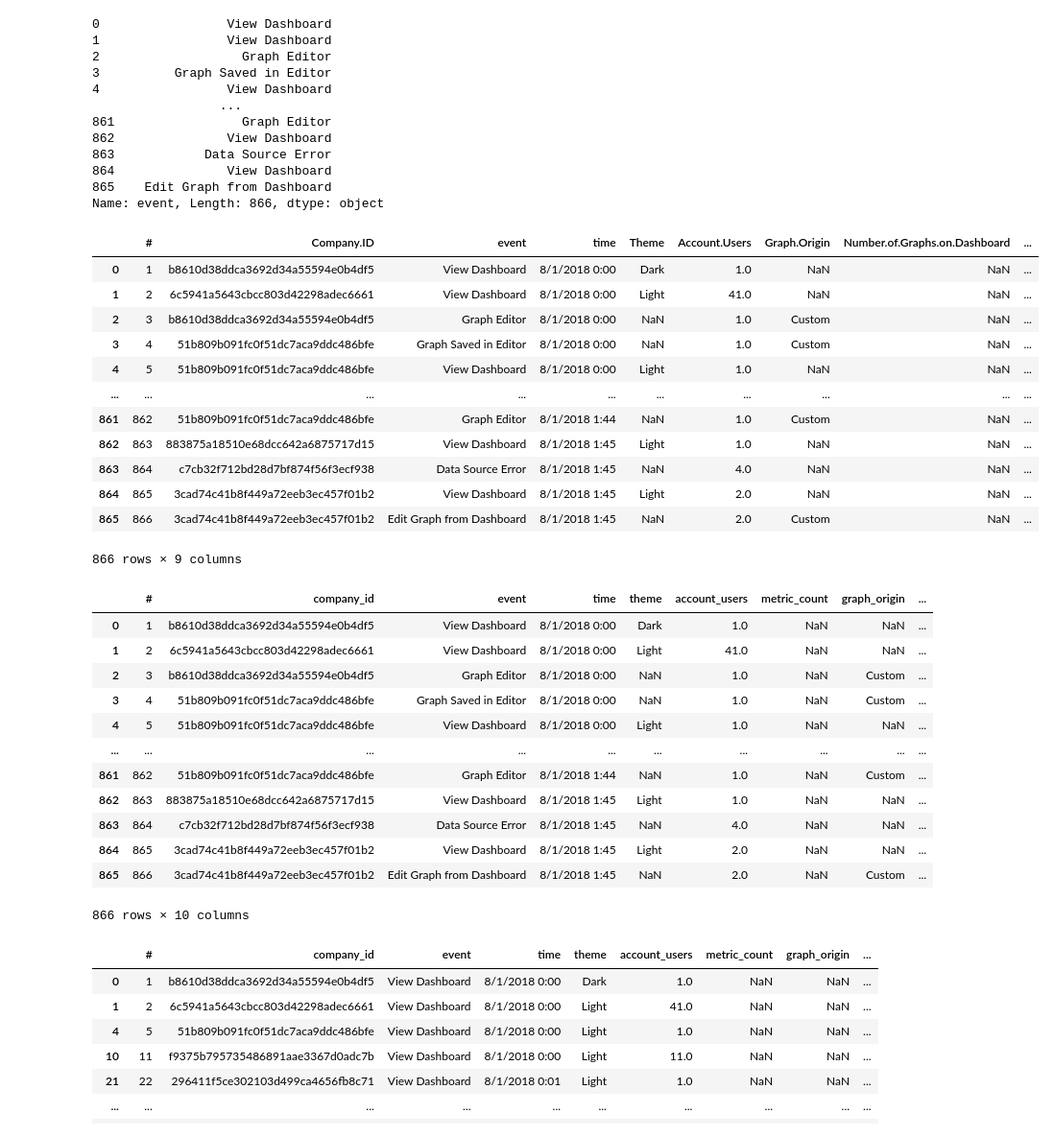
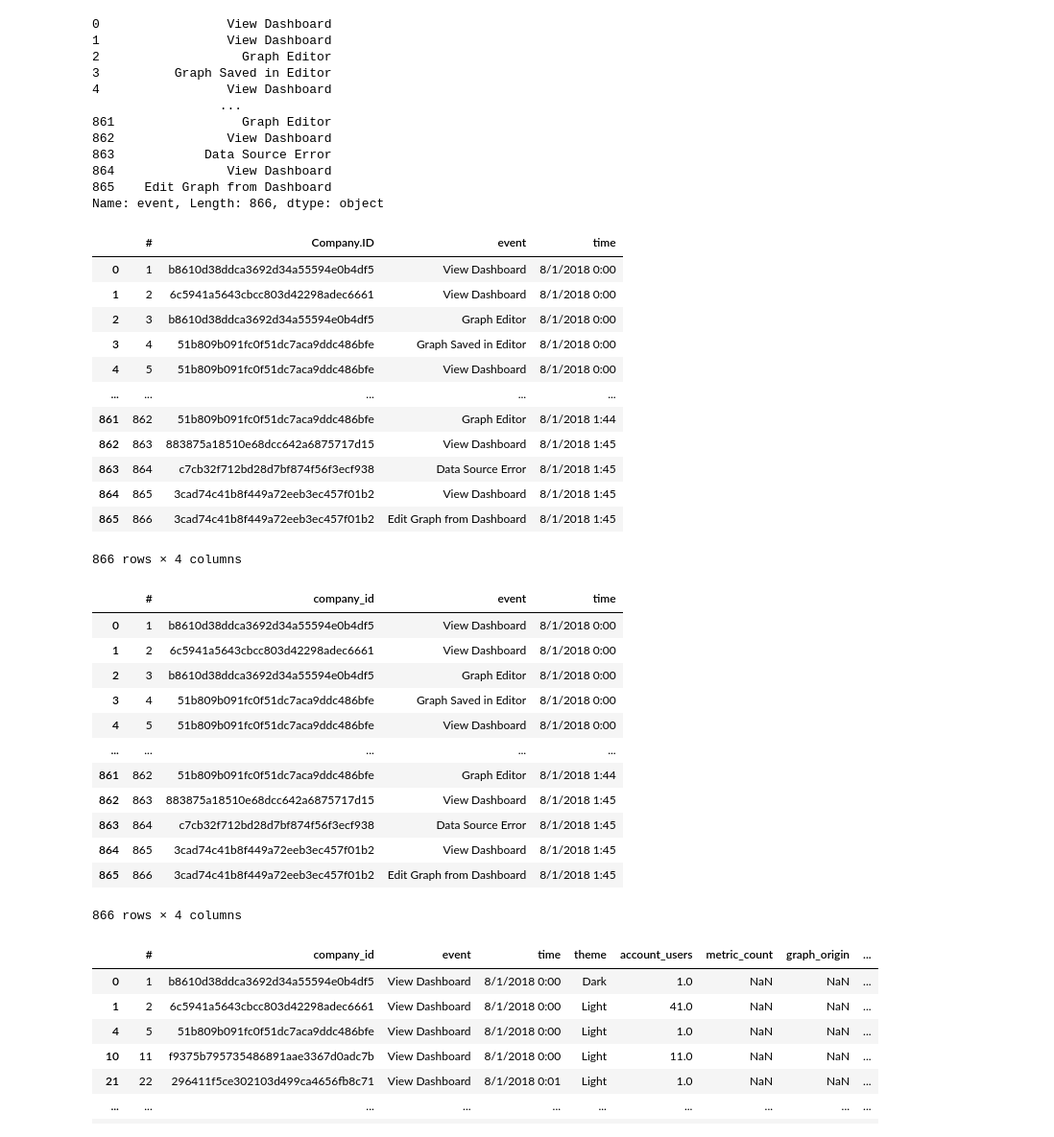
Before and after one commit to damyot/Log_fliting_API, a Jupyter notebook: SampleScript1.ipynb, the cells around one changed output. Shown at 96% size. Cells and saved outputs as stored; diff of their text form; code cells hidden in the pictures.

```diff
--- a/SampleScript1.ipynb
+++ b/SampleScript1.ipynb
@@ -36,38 +42,44 @@ selectColumns(data,'event')
 865    Edit Graph from Dashboard
 Name: event, Length: 866, dtype: object
 # %%
-deleteColumns(data,'Metric.Count')
+data=deleteColumns(data,'Metric.Count')
+data=deleteColumns(data,'Theme')
+data=deleteColumns(data,'Account.Users')
+data=deleteColumns(data,'Graph.Origin')
+data=deleteColumns(data,'Number.of.Graphs.on.Dashboard')
+data=deleteColumns(data,'Graphs.Owned')
+data
 # %% [output]
-|  | # | Company.ID | event | time | Theme | Account.Users | Graph.Origin | Number.of.Graphs.on.Dashboard | ... |
-| 0 | 1 | b8610d38ddca3692d34a55594e0b4df5 | View Dashboard | 8/1/2018 0:00 | Dark | 1.0 | NaN | NaN | ... |
-| 1 | 2 | 6c5941a5643cbcc803d42298adec6661 | View Dashboard | 8/1/2018 0:00 | Light | 41.0 | NaN | NaN | ... |
-| 2 | 3 | b8610d38ddca3692d34a55594e0b4df5 | Graph Editor | 8/1/2018 0:00 | NaN | 1.0 | Custom | NaN | ... |
-| 3 | 4 | 51b809b091fc0f51dc7aca9ddc486bfe | Graph Saved in Editor | 8/1/2018 0:00 | NaN | 1.0 | Custom | NaN | ... |
-| 4 | 5 | 51b809b091fc0f51dc7aca9ddc486bfe | View Dashboard | 8/1/2018 0:00 | Light | 1.0 | NaN | NaN | ... |
-| ... | ... | ... | ... | ... | ... | ... | ... | ... | ... |
-| 861 | 862 | 51b809b091fc0f51dc7aca9ddc486bfe | Graph Editor | 8/1/2018 1:44 | NaN | 1.0 | Custom | NaN | ... |
-| 862 | 863 | 883875a18510e68dcc642a6875717d15 | View Dashboard | 8/1/2018 1:45 | Light | 1.0 | NaN | NaN | ... |
-| 863 | 864 | c7cb32f712bd28d7bf874f56f3ecf938 | Data Source Error | 8/1/2018 1:45 | NaN | 4.0 | NaN | NaN | ... |
-| 864 | 865 | 3cad74c41b8f449a72eeb3ec457f01b2 | View Dashboard | 8/1/2018 1:45 | Light | 2.0 | NaN | NaN | ... |
-| 865 | 866 | 3cad74c41b8f449a72eeb3ec457f01b2 | Edit Graph from Dashboard | 8/1/2018 1:45 | NaN | 2.0 | Custom | NaN | ... |
+|  | # | Company.ID | event | time |
+| 0 | 1 | b8610d38ddca3692d34a55594e0b4df5 | View Dashboard | 8/1/2018 0:00 |
+| 1 | 2 | 6c5941a5643cbcc803d42298adec6661 | View Dashboard | 8/1/2018 0:00 |
+| 2 | 3 | b8610d38ddca3692d34a55594e0b4df5 | Graph Editor | 8/1/2018 0:00 |
+| 3 | 4 | 51b809b091fc0f51dc7aca9ddc486bfe | Graph Saved in Editor | 8/1/2018 0:00 |
+| 4 | 5 | 51b809b091fc0f51dc7aca9ddc486bfe | View Dashboard | 8/1/2018 0:00 |
+| ... | ... | ... | ... | ... |
+| 861 | 862 | 51b809b091fc0f51dc7aca9ddc486bfe | Graph Editor | 8/1/2018 1:44 |
+| 862 | 863 | 883875a18510e68dcc642a6875717d15 | View Dashboard | 8/1/2018 1:45 |
+| 863 | 864 | c7cb32f712bd28d7bf874f56f3ecf938 | Data Source Error | 8/1/2018 1:45 |
+| 864 | 865 | 3cad74c41b8f449a72eeb3ec457f01b2 | View Dashboard | 8/1/2018 1:45 |
+| 865 | 866 | 3cad74c41b8f449a72eeb3ec457f01b2 | Edit Graph from Dashboard | 8/1/2018 1:45 |
-866 rows × 9 columns
+866 rows × 4 columns
 # %%
 data=cleanHeaders(data)
 data
 # %% [output]
-|  | # | company_id | event | time | theme | account_users | metric_count | graph_origin | ... |
-| 0 | 1 | b8610d38ddca3692d34a55594e0b4df5 | View Dashboard | 8/1/2018 0:00 | Dark | 1.0 | NaN | NaN | ... |
-| 1 | 2 | 6c5941a5643cbcc803d42298adec6661 | View Dashboard | 8/1/2018 0:00 | Light | 41.0 | NaN | NaN | ... |
-| 2 | 3 | b8610d38ddca3692d34a55594e0b4df5 | Graph Editor | 8/1/2018 0:00 | NaN | 1.0 | NaN | Custom | ... |
-| 3 | 4 | 51b809b091fc0f51dc7aca9ddc486bfe | Graph Saved in Editor | 8/1/2018 0:00 | NaN | 1.0 | NaN | Custom | ... |
-| 4 | 5 | 51b809b091fc0f51dc7aca9ddc486bfe | View Dashboard | 8/1/2018 0:00 | Light | 1.0 | NaN | NaN | ... |
-| ... | ... | ... | ... | ... | ... | ... | ... | ... | ... |
-| 861 | 862 | 51b809b091fc0f51dc7aca9ddc486bfe | Graph Editor | 8/1/2018 1:44 | NaN | 1.0 | NaN | Custom | ... |
-| 862 | 863 | 883875a18510e68dcc642a6875717d15 | View Dashboard | 8/1/2018 1:45 | Light | 1.0 | NaN | NaN | ... |
-| 863 | 864 | c7cb32f712bd28d7bf874f56f3ecf938 | Data Source Error | 8/1/2018 1:45 | NaN | 4.0 | NaN | NaN | ... |
-| 864 | 865 | 3cad74c41b8f449a72eeb3ec457f01b2 | View Dashboard | 8/1/2018 1:45 | Light | 2.0 | NaN | NaN | ... |
-| 865 | 866 | 3cad74c41b8f449a72eeb3ec457f01b2 | Edit Graph from Dashboard | 8/1/2018 1:45 | NaN | 2.0 | NaN | Custom | ... |
+|  | # | company_id | event | time |
+| 0 | 1 | b8610d38ddca3692d34a55594e0b4df5 | View Dashboard | 8/1/2018 0:00 |
+| 1 | 2 | 6c5941a5643cbcc803d42298adec6661 | View Dashboard | 8/1/2018 0:00 |
+| 2 | 3 | b8610d38ddca3692d34a55594e0b4df5 | Graph Editor | 8/1/2018 0:00 |
+| 3 | 4 | 51b809b091fc0f51dc7aca9ddc486bfe | Graph Saved in Editor | 8/1/2018 0:00 |
+| 4 | 5 | 51b809b091fc0f51dc7aca9ddc486bfe | View Dashboard | 8/1/2018 0:00 |
+| ... | ... | ... | ... | ... |
+| 861 | 862 | 51b809b091fc0f51dc7aca9ddc486bfe | Graph Editor | 8/1/2018 1:44 |
+| 862 | 863 | 883875a18510e68dcc642a6875717d15 | View Dashboard | 8/1/2018 1:45 |
+| 863 | 864 | c7cb32f712bd28d7bf874f56f3ecf938 | Data Source Error | 8/1/2018 1:45 |
+| 864 | 865 | 3cad74c41b8f449a72eeb3ec457f01b2 | View Dashboard | 8/1/2018 1:45 |
+| 865 | 866 | 3cad74c41b8f449a72eeb3ec457f01b2 | Edit Graph from Dashboard | 8/1/2018 1:45 |
-866 rows × 10 columns
+866 rows × 4 columns
 # %%
 filterRows(data,'theme=="Dark"|theme=="Light"')
 # %% [output]
```
Also changed, not shown: parts of 12 cells of this notebook, 1 other file.
